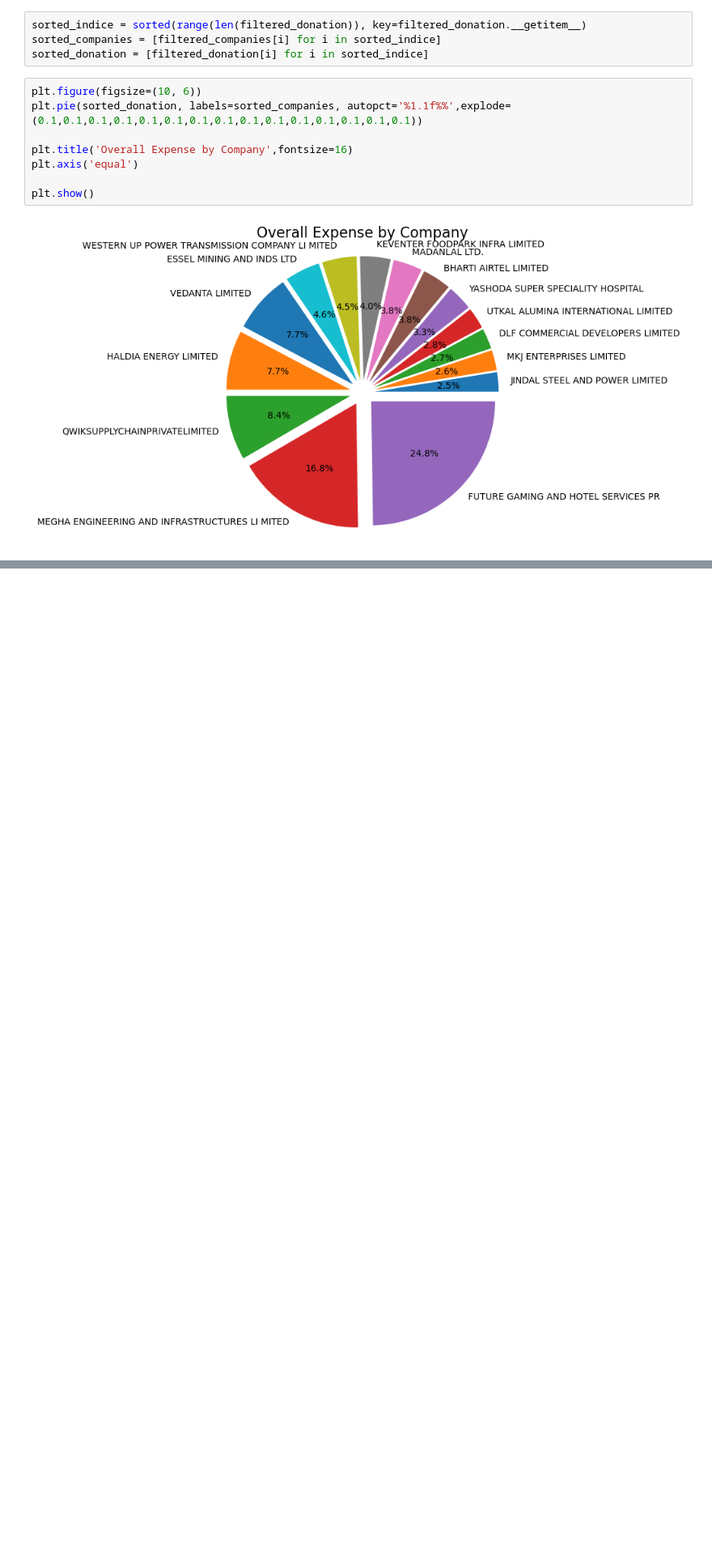
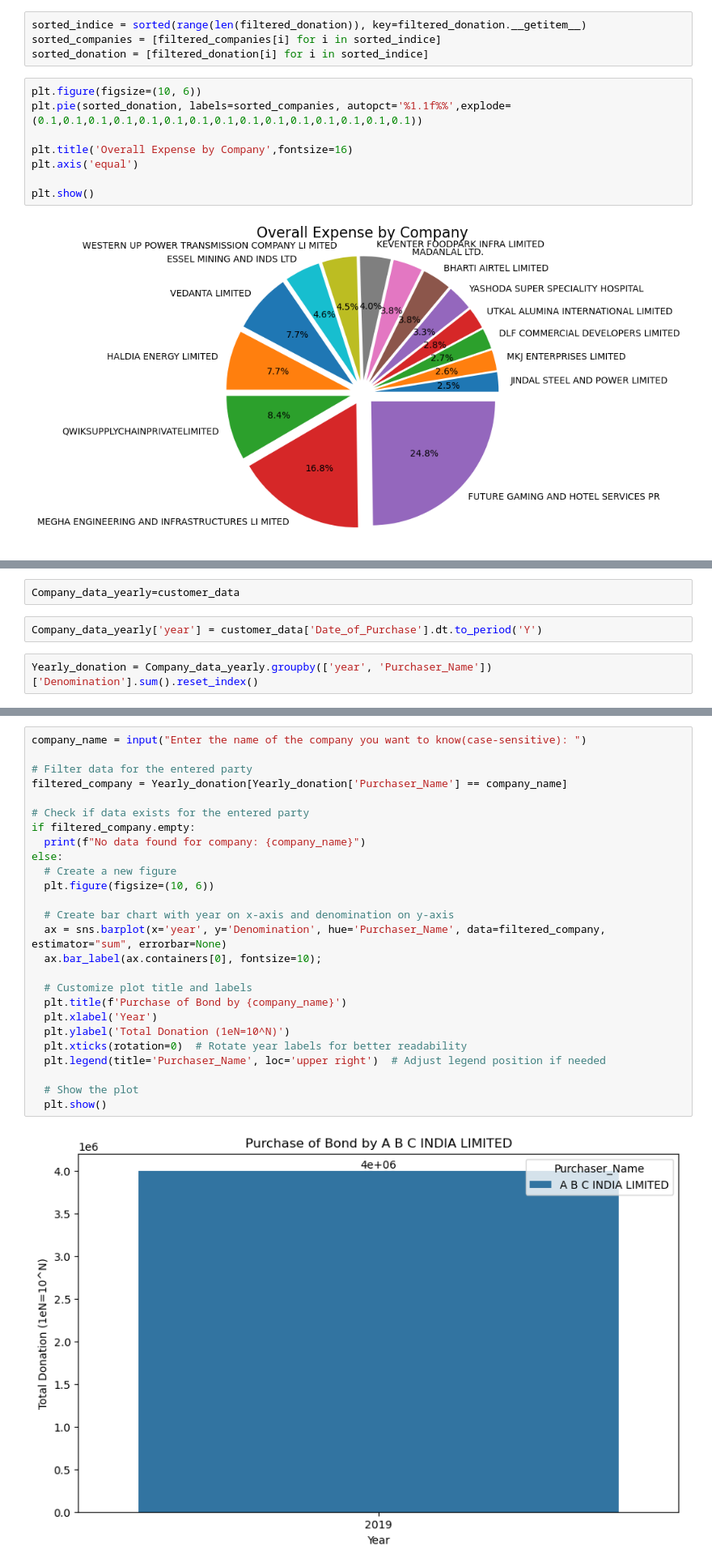
Before and after one commit to muntazir99/Electoral_Bond, a Jupyter notebook: bond_main.ipynb, the cells around one changed output, grey strips where cells are left out. Shown at 81% size. Saved outputs shown, nothing was run; the diff lists cells and outputs as text; blank space fills up the shorter version.

```diff
--- a/bond_main.ipynb
+++ b/bond_main.ipynb
@@ -312,0 +420,6 @@ plt.show()
+# %%
+Company_data_yearly=customer_data
+# %%
+Company_data_yearly['year'] = customer_data['Date_of_Purchase'].dt.to_period('Y')
+# %%
+Yearly_donation = Company_data_yearly.groupby(['year', 'Purchaser_Name'])['Denomination'].sum().reset_index()
@@ -312,0 +498,28 @@ plt.show()
+# %%
+company_name = input("Enter the name of the company you want to know(case-sensitive): ")
+
+# Filter data for the entered party
+filtered_company = Yearly_donation[Yearly_donation['Purchaser_Name'] == company_name]
+
+# Check if data exists for the entered party
+if filtered_company.empty:
+  print(f"No data found for company: {company_name}")
+else:
+  # Create a new figure
+  plt.figure(figsize=(10, 6))
+
+  # Create bar chart with year on x-axis and denomination on y-axis
+  ax = sns.barplot(x='year', y='Denomination', hue='Purchaser_Name', data=filtered_company, estimator="sum", errorbar=None)
+  ax.bar_label(ax.containers[0], fontsize=10);
+
+  # Customize plot title and labels
+  plt.title(f'Purchase of Bond by {company_name}')
+  plt.xlabel('Year')
+  plt.ylabel('Total Donation (1eN=10^N)')
+  plt.xticks(rotation=0)  # Rotate year labels for better readability
+  plt.legend(title='Purchaser_Name', loc='upper right')  # Adjust legend position if needed
+
+  # Show the plot
+  plt.show()
+# %% [output]
+[figure, added]
```
Also changed, not shown: parts of 12 cells of this notebook.
